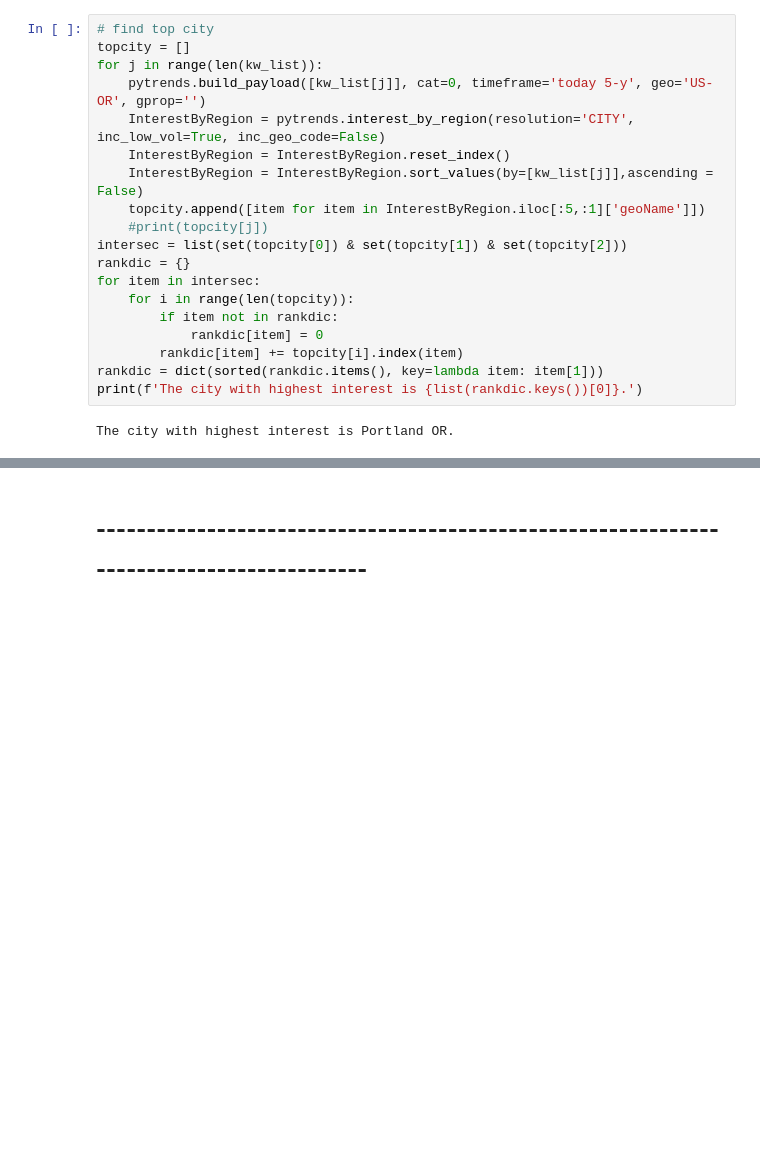
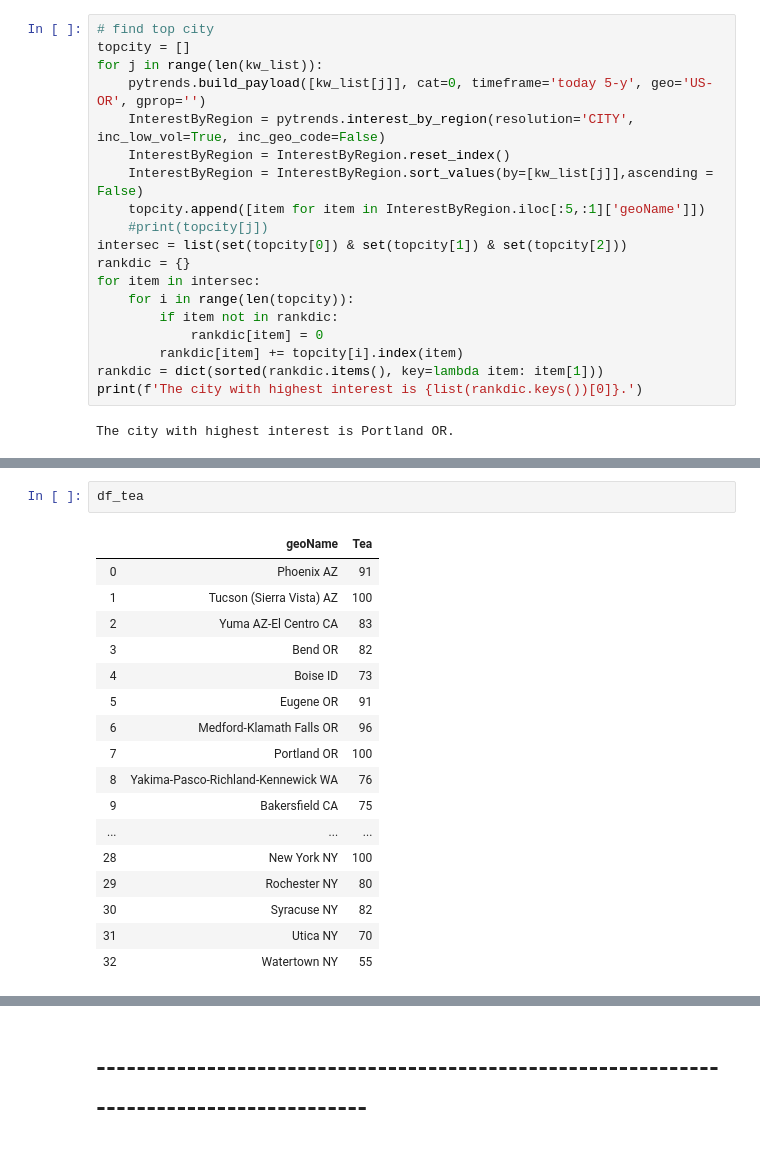
Before and after one commit to kaiwenh4/Stat170-Project, a Jupyter notebook: google_trend/Google_trend.ipynb, the cells around one changed output, grey strips where cells are left out. Drawn from its saved outputs; the diff is of its cells as text; blank space fills up the shorter version.

```diff
--- a/google_trend/Google_trend.ipynb
+++ b/google_trend/Google_trend.ipynb
@@ -102,0 +163,20 @@ The city with highest interest is Portland OR.
+# %%
+df_tea
+# %% [output]
+|  | geoName | Tea |
+| 0 | Phoenix AZ | 91 |
+| 1 | Tucson (Sierra Vista) AZ | 100 |
+| 2 | Yuma AZ-El Centro CA | 83 |
+| 3 | Bend OR | 82 |
+| 4 | Boise ID | 73 |
+| 5 | Eugene OR | 91 |
+| 6 | Medford-Klamath Falls OR | 96 |
+| 7 | Portland OR | 100 |
+| 8 | Yakima-Pasco-Richland-Kennewick WA | 76 |
+| 9 | Bakersfield CA | 75 |
+| ... | ... | ... |
+| 28 | New York NY | 100 |
+| 29 | Rochester NY | 80 |
+| 30 | Syracuse NY | 82 |
+| 31 | Utica NY | 70 |
+| 32 | Watertown NY | 55 |
```
Also changed, not shown: parts of 11 cells of this notebook, 3 other files.
